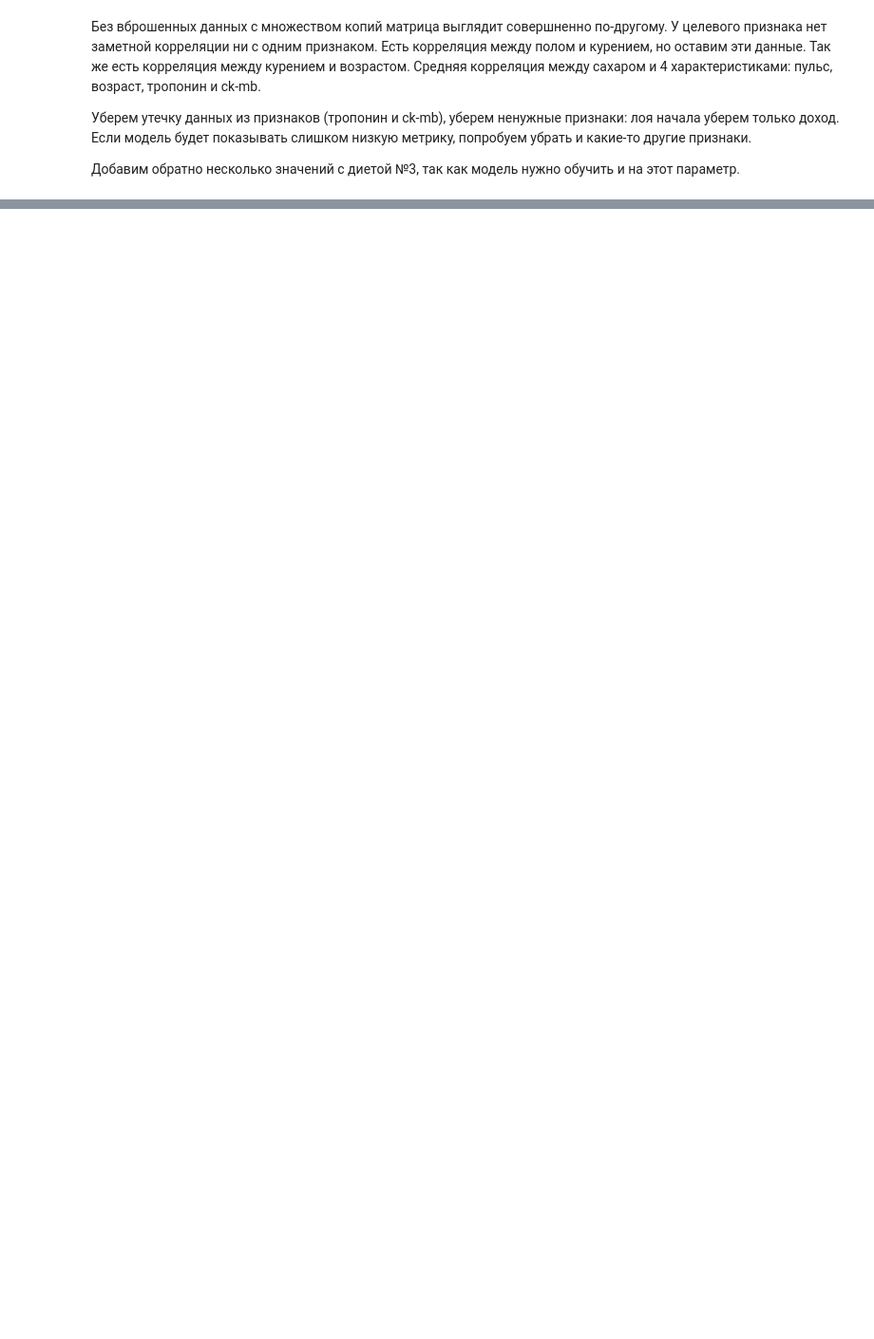
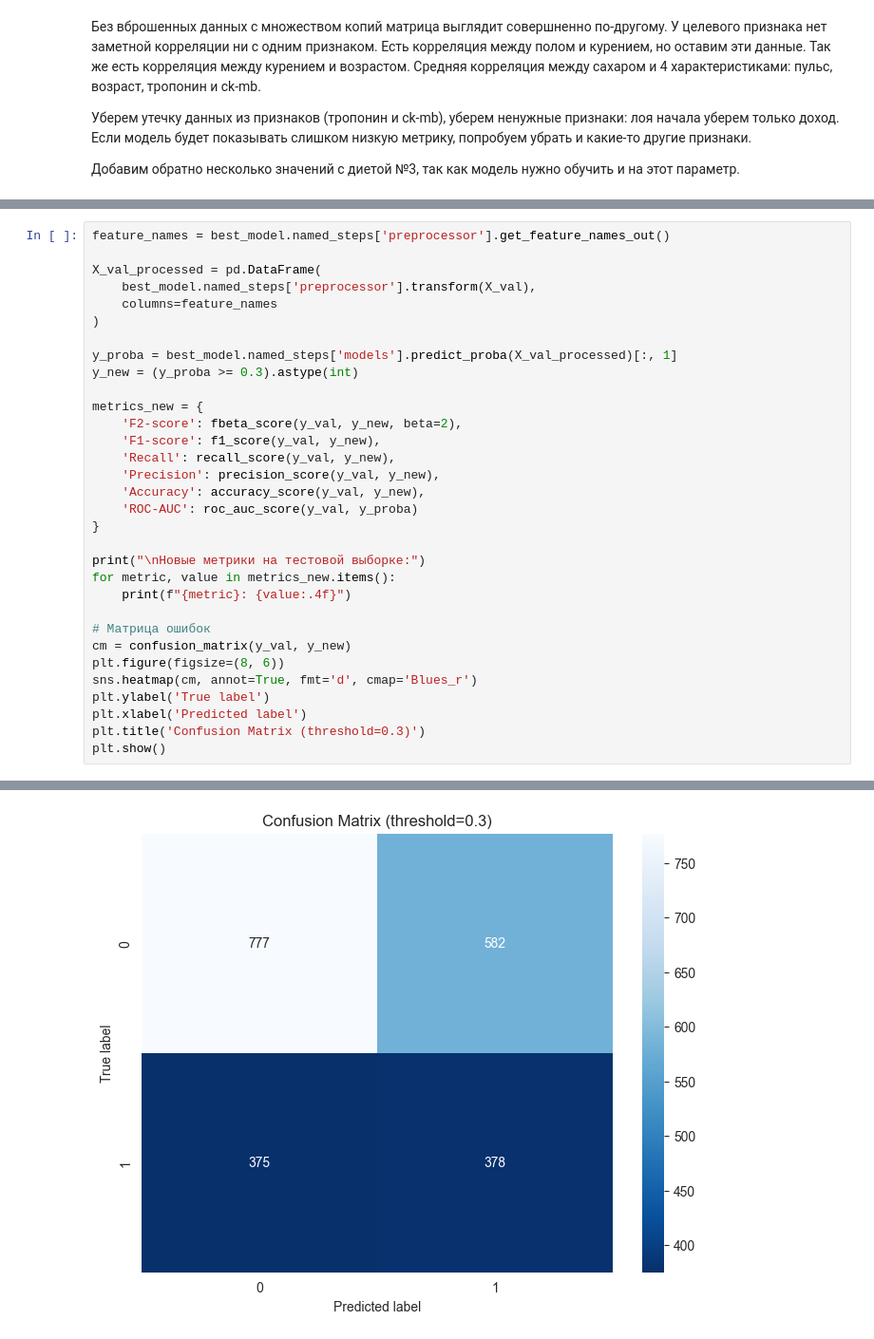
Before and after one commit to olga-tor/Heart_attack, a Jupyter notebook: Project_heart_atttack.ipynb, the cells around one changed output, grey strips where cells are left out. Shown at 95% size. Drawn from its saved outputs; the diff is of its cells as text; blank space fills up the shorter version.

```diff
--- a/Project_heart_atttack.ipynb
+++ b/Project_heart_atttack.ipynb
@@ -1096,0 +1432,33 @@ train_X_y_new = train_X_y_new.drop(['troponin', 'ck-mb', 'income'], axis=1)
+# %%
+feature_names = best_model.named_steps['preprocessor'].get_feature_names_out()
+
+X_val_processed = pd.DataFrame(
+    best_model.named_steps['preprocessor'].transform(X_val),
+    columns=feature_names
+)
+
+y_proba = best_model.named_steps['models'].predict_proba(X_val_processed)[:, 1]
+y_new = (y_proba >= 0.3).astype(int)
+
+metrics_new = {
+    'F2-score': fbeta_score(y_val, y_new, beta=2),
+    'F1-score': f1_score(y_val, y_new),
+    'Recall': recall_score(y_val, y_new),
+    'Precision': precision_score(y_val, y_new),
+    'Accuracy': accuracy_score(y_val, y_new),
+    'ROC-AUC': roc_auc_score(y_val, y_proba)
+}
+
+print("\nНовые метрики на тестовой выборке:")
+for metric, value in metrics_new.items():
+    print(f"{metric}: {value:.4f}")
+
+# Матрица ошибок
+cm = confusion_matrix(y_val, y_new)
+plt.figure(figsize=(8, 6))
+sns.heatmap(cm, annot=True, fmt='d', cmap='Blues_r')
+plt.ylabel('True label')
+plt.xlabel('Predicted label')
+plt.title('Confusion Matrix (threshold=0.3)')
+plt.show()
+# %% [output]
@@ -1096,0 +1472 @@ train_X_y_new = train_X_y_new.drop(['troponin', 'ck-mb', 'income'], axis=1)
+[figure, added]
```
Also changed, not shown: parts of 63 cells of this notebook.
